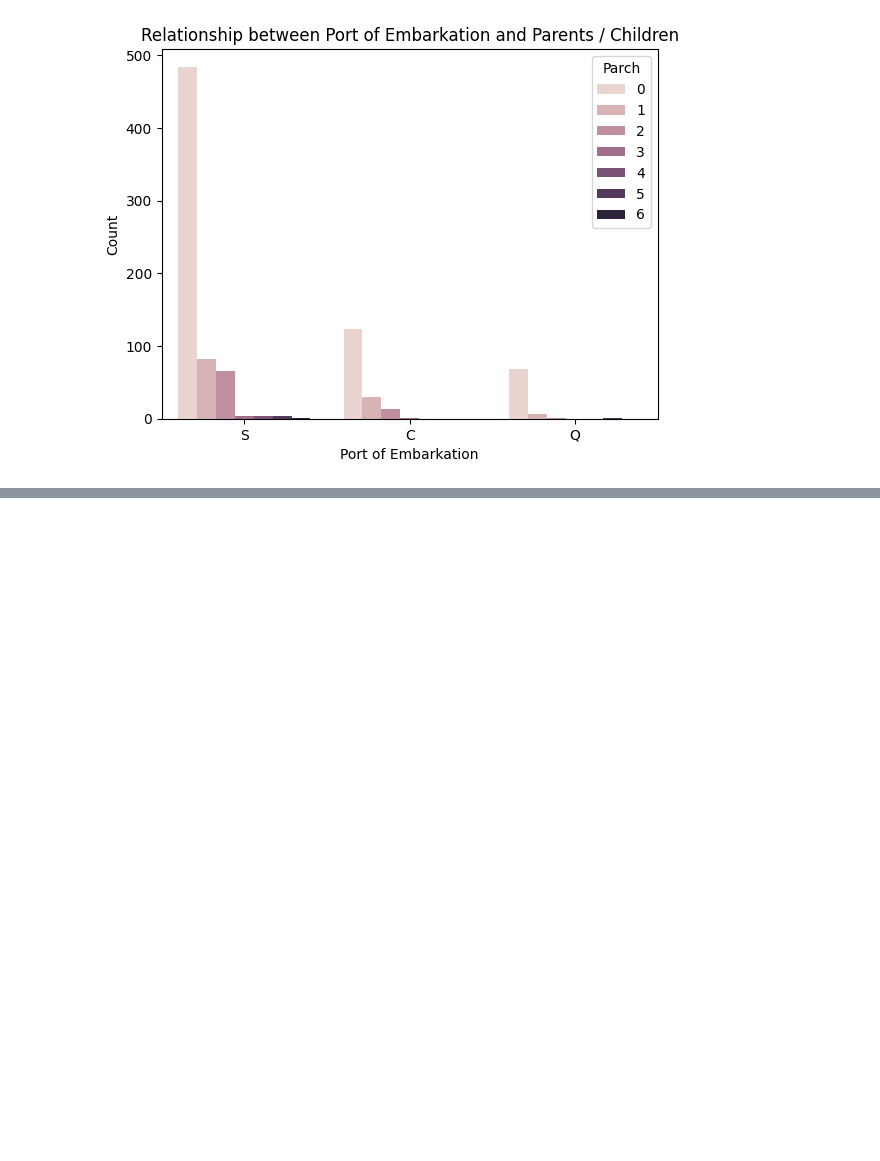
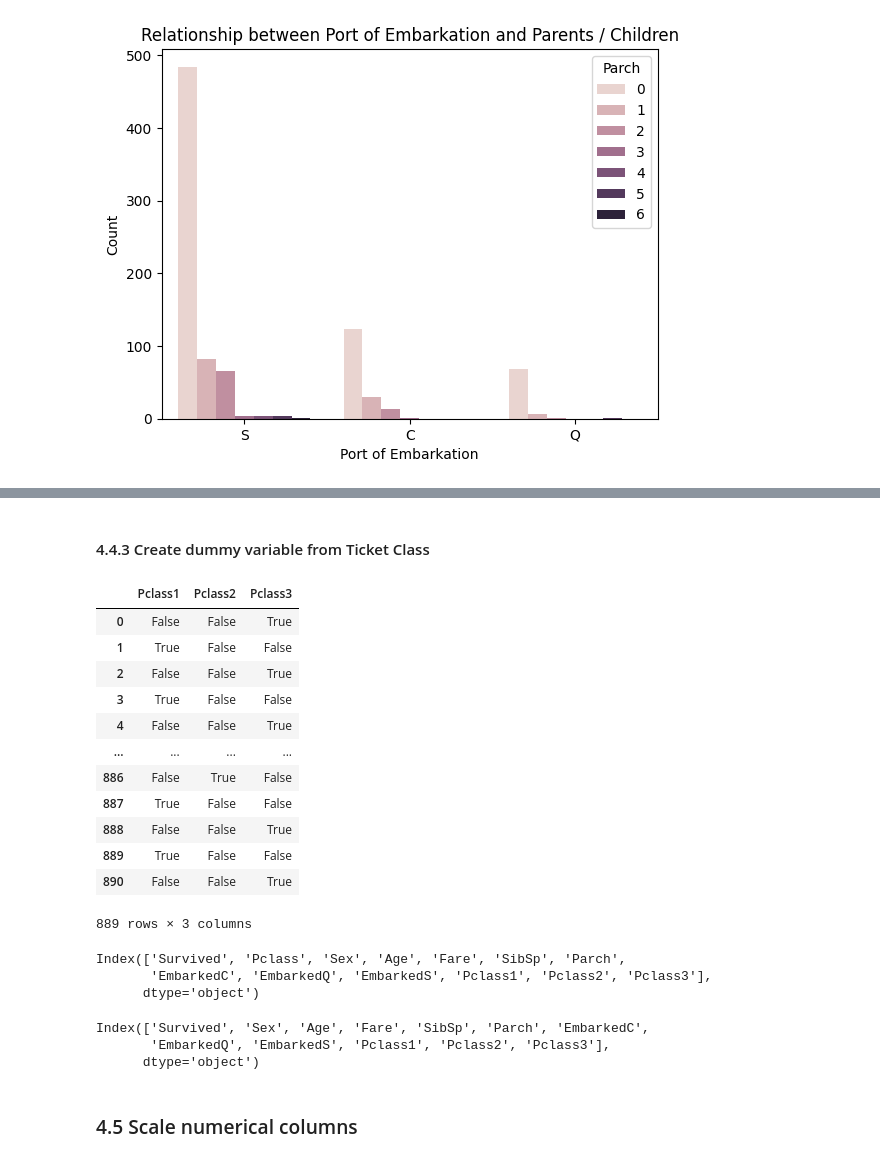
Before and after one commit to mchojna/titanic-competition, a Jupyter notebook: titanic.ipynb, the cells around one changed output, grey strips where cells are left out. Cells and saved outputs as stored; diff of their text form; code cells hidden in the pictures; blank space fills up the shorter version.

```diff
--- a/titanic.ipynb
+++ b/titanic.ipynb
@@ -880,0 +992,2 @@ plt.show()
+# %%
+train_clean[["EmbarkedC", "EmbarkedQ", "EmbarkedS"]] = embarked
@@ -880,0 +1000,2 @@ plt.show()
+# %%
+train_clean = train_clean.drop(labels=["Embarked"], axis=1)
@@ -880,0 +1025,4 @@ plt.show()
+# %%
+train_clean["Sex"] = train_clean["Sex"].map(
+    lambda x: 1 if x == "male" else 0
+)
@@ -880,0 +1044,25 @@ plt.show()
+# %% [markdown]
+#### 4.4.3 Create dummy variable from Ticket Class
+# %%
+pclass = pd.get_dummies(
+    data=train_clean["Pclass"],
+    prefix="Pclass",
+    prefix_sep="",
+    drop_first=False
+)
+# %%
+pclass
+# %% [output]
+|  | Pclass1 | Pclass2 | Pclass3 |
+| 0 | False | False | True |
+| 1 | True | False | False |
+| 2 | False | False | True |
+| 3 | True | False | False |
+| 4 | False | False | True |
+| ... | ... | ... | ... |
+| 886 | False | True | False |
+| 887 | True | False | False |
+| 888 | False | False | True |
+| 889 | True | False | False |
+| 890 | False | False | True |
+889 rows × 3 columns
@@ -880,0 +1071,6 @@ plt.show()
+# %%
+train_clean.columns
+# %% [output]
+Index(['Survived', 'Pclass', 'Sex', 'Age', 'Fare', 'SibSp', 'Parch',
+       'EmbarkedC', 'EmbarkedQ', 'EmbarkedS', 'Pclass1', 'Pclass2', 'Pclass3'],
+      dtype='object')
@@ -880,0 +1079,8 @@ plt.show()
+# %%
+train_clean.columns
+# %% [output]
+Index(['Survived', 'Sex', 'Age', 'Fare', 'SibSp', 'Parch', 'EmbarkedC',
+       'EmbarkedQ', 'EmbarkedS', 'Pclass1', 'Pclass2', 'Pclass3'],
+      dtype='object')
+# %% [markdown]
+### 4.5 Scale numerical columns
```
Also changed, not shown: parts of 57 cells of this notebook.
